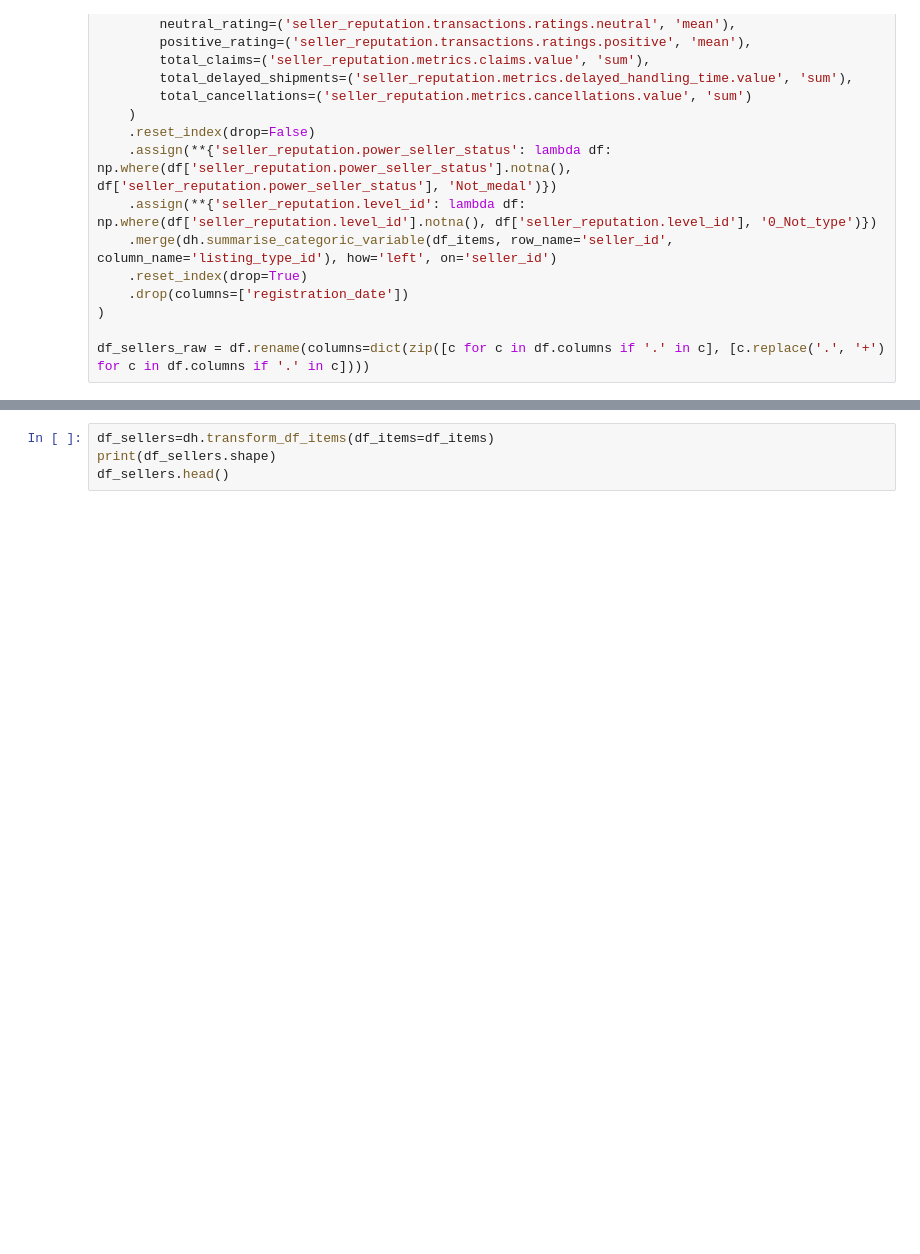
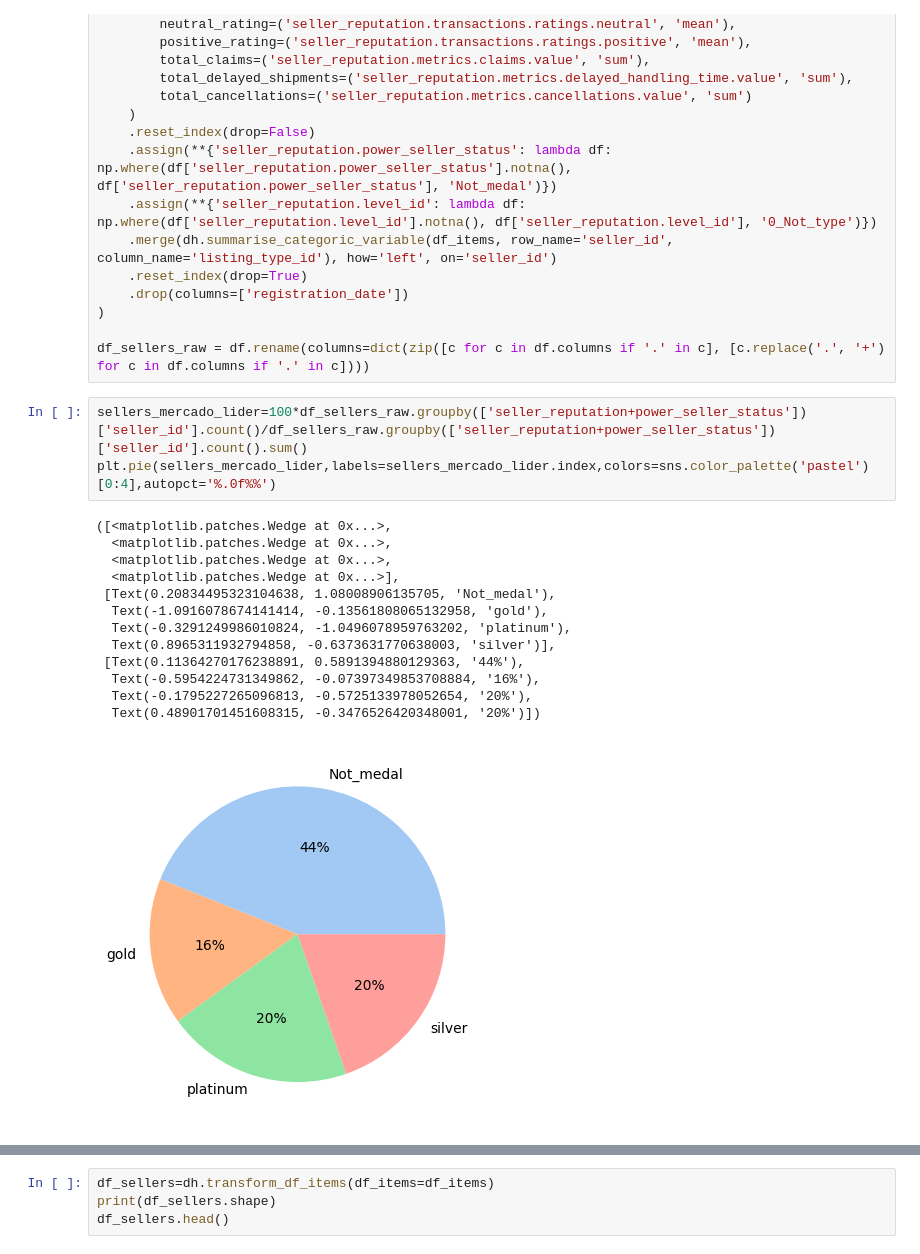
Before and after one commit to ccparra/MELI, a Jupyter notebook: MELI.ipynb, the cells around one changed output, grey strips where cells are left out. Drawn from its saved outputs; the diff is of its cells as text; blank space fills up the shorter version.

```diff
--- a/MELI.ipynb
+++ b/MELI.ipynb
@@ -88,3 +89,20 @@ df = (
 )
 
 df_sellers_raw = df.rename(columns=dict(zip([c for c in df.columns if '.' in c], [c.replace('.', '+') for c in df.columns if '.' in c])))
+# %%
+sellers_mercado_lider=100*df_sellers_raw.groupby(['seller_reputation+power_seller_status'])['seller_id'].count()/df_sellers_raw.groupby(['seller_reputation+power_seller_status'])['seller_id'].count().sum()
+plt.pie(sellers_mercado_lider,labels=sellers_mercado_lider.index,colors=sns.color_palette('pastel')[0:4],autopct='%.0f%%')
+# %% [output]
+([<matplotlib.patches.Wedge at 0x...>,
+  <matplotlib.patches.Wedge at 0x...>,
+  <matplotlib.patches.Wedge at 0x...>,
+  <matplotlib.patches.Wedge at 0x...>],
+ [Text(0.20834495323104638, 1.08008906135705, 'Not_medal'),
+  Text(-1.0916078674141414, -0.13561808065132958, 'gold'),
+  Text(-0.3291249986010824, -1.0496078959763202, 'platinum'),
+  Text(0.8965311932794858, -0.6373631770638003, 'silver')],
+ [Text(0.11364270176238891, 0.5891394880129363, '44%'),
+  Text(-0.5954224731349862, -0.07397349853708884, '16%'),
+  Text(-0.1795227265096813, -0.5725133978052654, '20%'),
+  Text(0.48901701451608315, -0.3476526420348001, '20%')])
+[figure, added]
```
Also changed, not shown: parts of 8 cells of this notebook, 2 other files.
